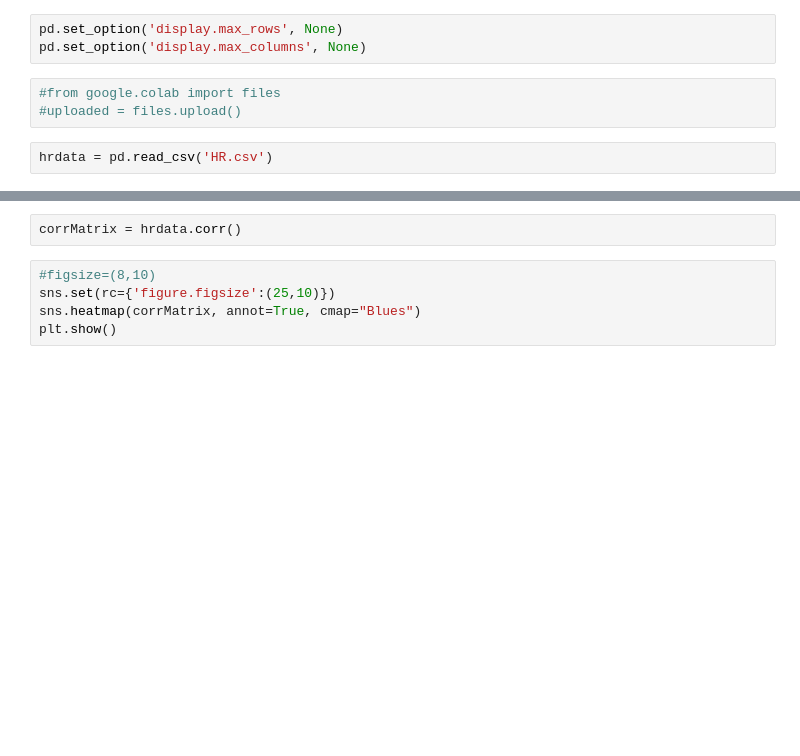
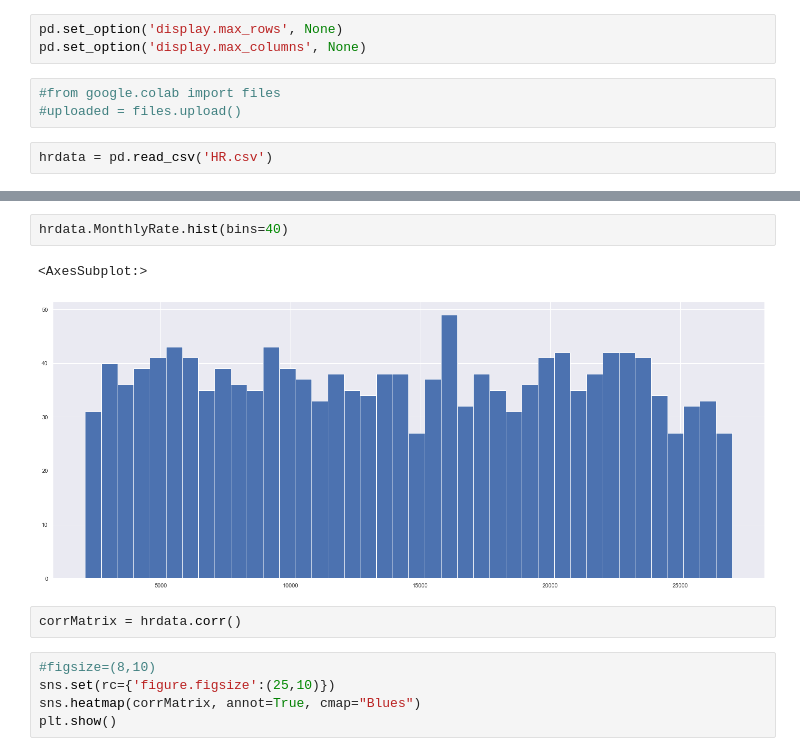
Before and after one commit to qSergio/Intro2ML, a Jupyter notebook: Session3/SupervisedLearning_HRexample.ipynb, the cells around one changed output, grey strips where cells are left out. Cells and saved outputs as stored; diff of their text form; blank space fills up the shorter version.

```diff
--- a/Session3/SupervisedLearning_HRexample.ipynb
+++ b/Session3/SupervisedLearning_HRexample.ipynb
@@ -41,3 +123,8 @@ hrdata[hrdata['Attrition']=='Yes'].YearsWithCurrManager.hist(figsize=(6,8), bins
+# %%
+hrdata.MonthlyRate.hist(bins=40)
+# %% [output]
+<AxesSubplot:>
+[figure, added]
 # %%
 corrMatrix = hrdata.corr()
 # %%
```
Also changed, not shown: parts of 49 cells of this notebook, 1 other file.
